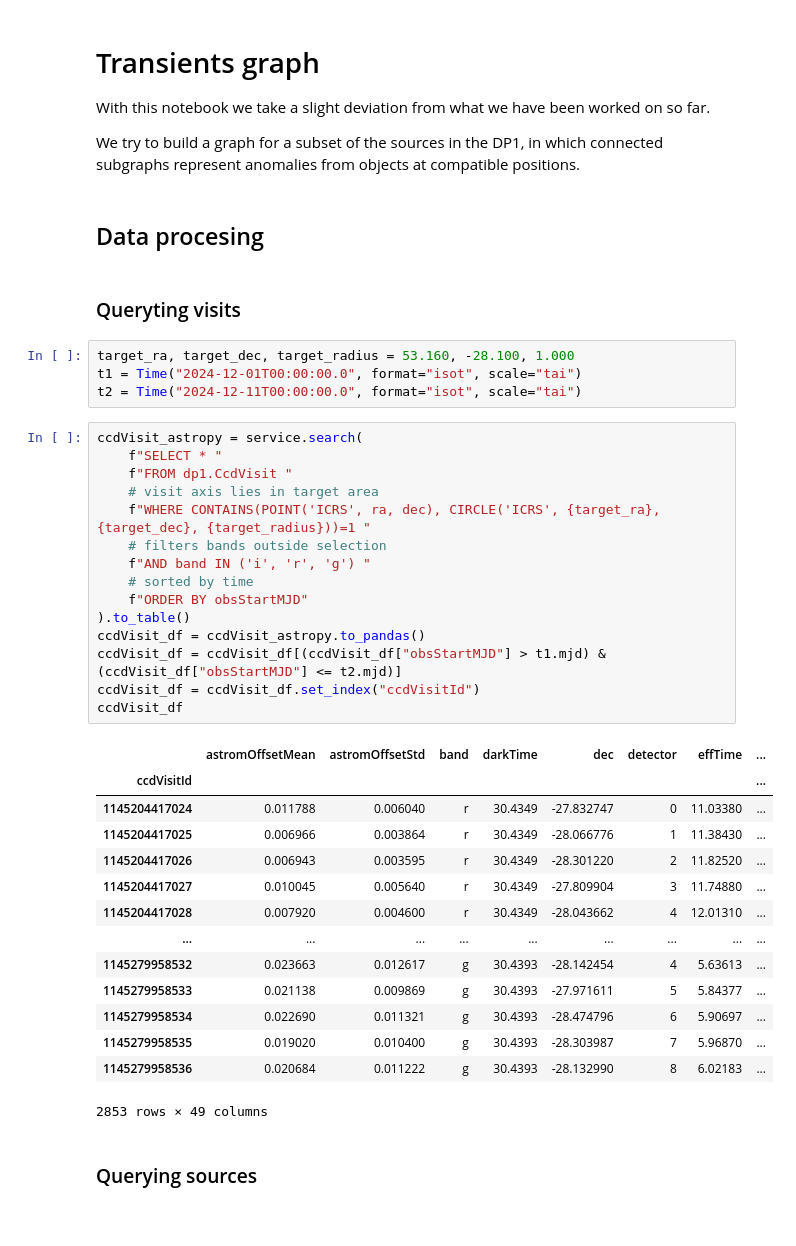
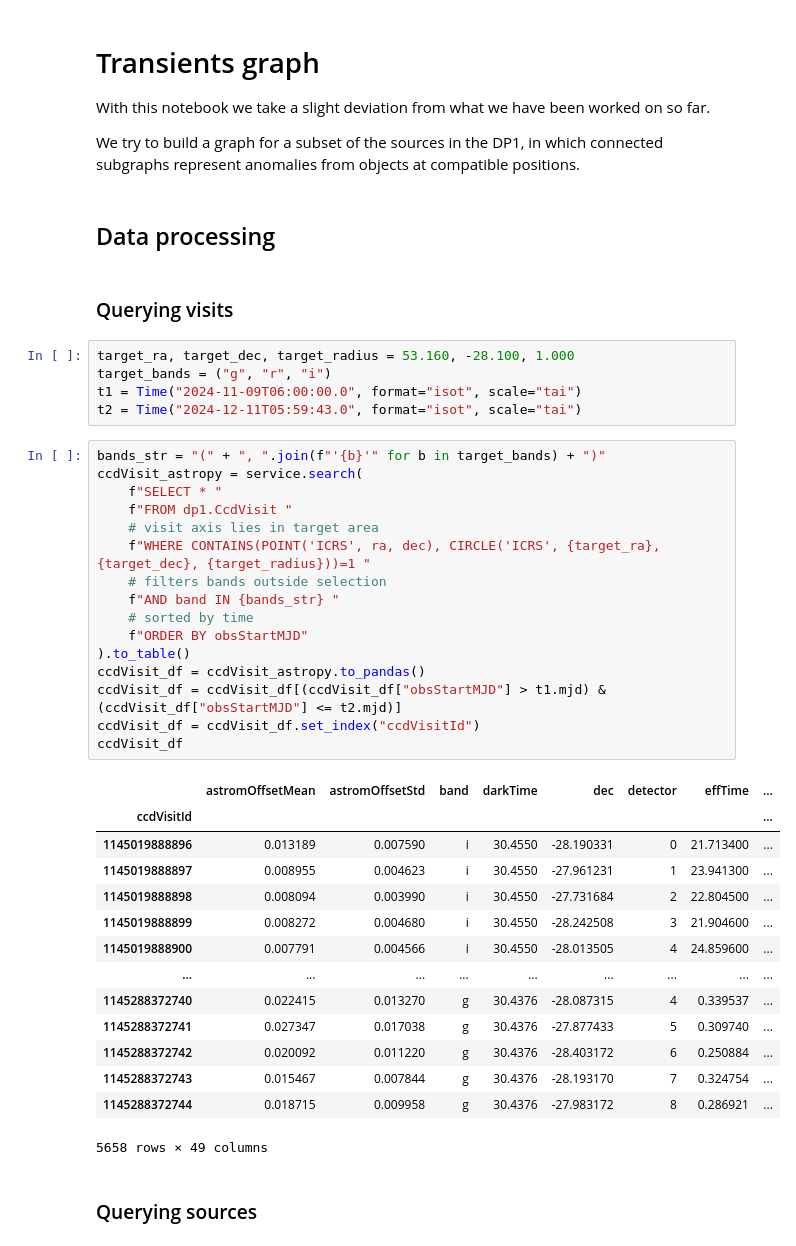
Before and after one commit to peppedilillo/doppelganger, a Jupyter notebook: notebooks/15_dp1_diaSource_Graph_Simbad.ipynb, the cells around one changed output. Cells and saved outputs as stored; diff of their text form.

```diff
--- a/notebooks/15_dp1_diaSource_Graph_Simbad.ipynb
+++ b/notebooks/15_dp1_diaSource_Graph_Simbad.ipynb
@@ -26,43 +26,45 @@ With this notebook we take a slight deviation from what we have been worked on s
 
 We try to build a graph for a subset of the sources in the DP1, in which connected subgraphs represent anomalies from objects at compatible positions.
 # %% [markdown]
-## Data procesing
+## Data processing
 # %% [markdown]
-### Queryting visits
+### Querying visits
 # %%
 target_ra, target_dec, target_radius = 53.160, -28.100, 1.000
-t1 = Time("2024-12-01T00:00:00.0", format="isot", scale="tai")
-t2 = Time("2024-12-11T00:00:00.0", format="isot", scale="tai")
+target_bands = ("g", "r", "i")
+t1 = Time("2024-11-09T06:00:00.0", format="isot", scale="tai")
+t2 = Time("2024-12-11T05:59:43.0", format="isot", scale="tai")
 # %%
+bands_str = "(" + ", ".join(f"'{b}'" for b in target_bands) + ")"
 ccdVisit_astropy = service.search(
     f"SELECT * "
     f"FROM dp1.CcdVisit "
     # visit axis lies in target area
     f"WHERE CONTAINS(POINT('ICRS', ra, dec), CIRCLE('ICRS', {target_ra}, {target_dec}, {target_radius}))=1 "
     # filters bands outside selection
-    f"AND band IN ('i', 'r', 'g') "
+    f"AND band IN {bands_str} "
     # sorted by time
     f"ORDER BY obsStartMJD"
 ).to_table()
 ccdVisit_df = ccdVisit_astropy.to_pandas()
 ccdVisit_df = ccdVisit_df[(ccdVisit_df["obsStartMJD"] > t1.mjd) & (ccdVisit_df["obsStartMJD"] <= t2.mjd)]
 ccdVisit_df = ccdVisit_df.set_index("ccdVisitId")
 ccdVisit_df
 # %% [output]
 |  | astromOffsetMean | astromOffsetStd | band | darkTime | dec | detector | effTime | ... |
 | ccdVisitId |  |  |  |  |  |  |  | ... |
-| 1145204417024 | 0.011788 | 0.006040 | r | 30.4349 | -27.832747 | 0 | 11.03380 | ... |
-| 1145204417025 | 0.006966 | 0.003864 | r | 30.4349 | -28.066776 | 1 | 11.38430 | ... |
-| 1145204417026 | 0.006943 | 0.003595 | r | 30.4349 | -28.301220 | 2 | 11.82520 | ... |
-| 1145204417027 | 0.010045 | 0.005640 | r | 30.4349 | -27.809904 | 3 | 11.74880 | ... |
-| 1145204417028 | 0.007920 | 0.004600 | r | 30.4349 | -28.043662 | 4 | 12.01310 | ... |
+| 1145019888896 | 0.013189 | 0.007590 | i | 30.4550 | -28.190331 | 0 | 21.713400 | ... |
+| 1145019888897 | 0.008955 | 0.004623 | i | 30.4550 | -27.961231 | 1 | 23.941300 | ... |
+| 1145019888898 | 0.008094 | 0.003990 | i | 30.4550 | -27.731684 | 2 | 22.804500 | ... |
+| 1145019888899 | 0.008272 | 0.004680 | i | 30.4550 | -28.242508 | 3 | 21.904600 | ... |
+| 1145019888900 | 0.007791 | 0.004566 | i | 30.4550 | -28.013505 | 4 | 24.859600 | ... |
 | ... | ... | ... | ... | ... | ... | ... | ... | ... |
-| 1145279958532 | 0.023663 | 0.012617 | g | 30.4393 | -28.142454 | 4 | 5.63613 | ... |
-| 1145279958533 | 0.021138 | 0.009869 | g | 30.4393 | -27.971611 | 5 | 5.84377 | ... |
-| 1145279958534 | 0.022690 | 0.011321 | g | 30.4393 | -28.474796 | 6 | 5.90697 | ... |
-| 1145279958535 | 0.019020 | 0.010400 | g | 30.4393 | -28.303987 | 7 | 5.96870 | ... |
-| 1145279958536 | 0.020684 | 0.011222 | g | 30.4393 | -28.132990 | 8 | 6.02183 | ... |
+| 1145288372740 | 0.022415 | 0.013270 | g | 30.4376 | -28.087315 | 4 | 0.339537 | ... |
+| 1145288372741 | 0.027347 | 0.017038 | g | 30.4376 | -27.877433 | 5 | 0.309740 | ... |
+| 1145288372742 | 0.020092 | 0.011220 | g | 30.4376 | -28.403172 | 6 | 0.250884 | ... |
+| 1145288372743 | 0.015467 | 0.007844 | g | 30.4376 | -28.193170 | 7 | 0.324754 | ... |
+| 1145288372744 | 0.018715 | 0.009958 | g | 30.4376 | -27.983172 | 8 | 0.286921 | ... |
-2853 rows × 49 columns
+5658 rows × 49 columns
 # %% [markdown]
 ### Querying sources
 # %%
```
Also changed, not shown: parts of 17 cells of this notebook.
